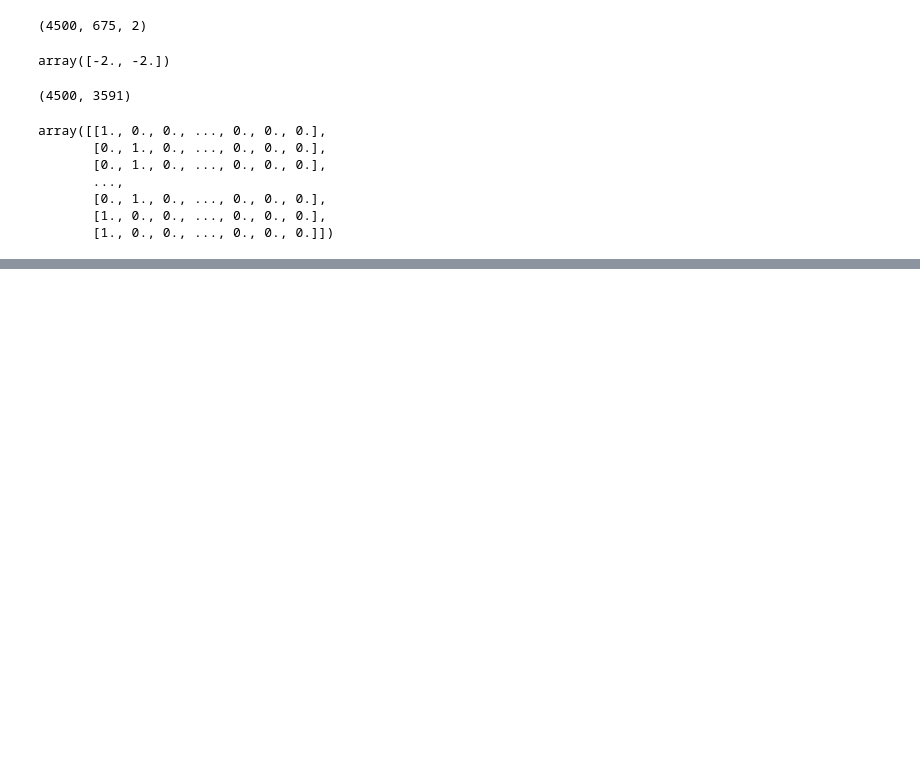
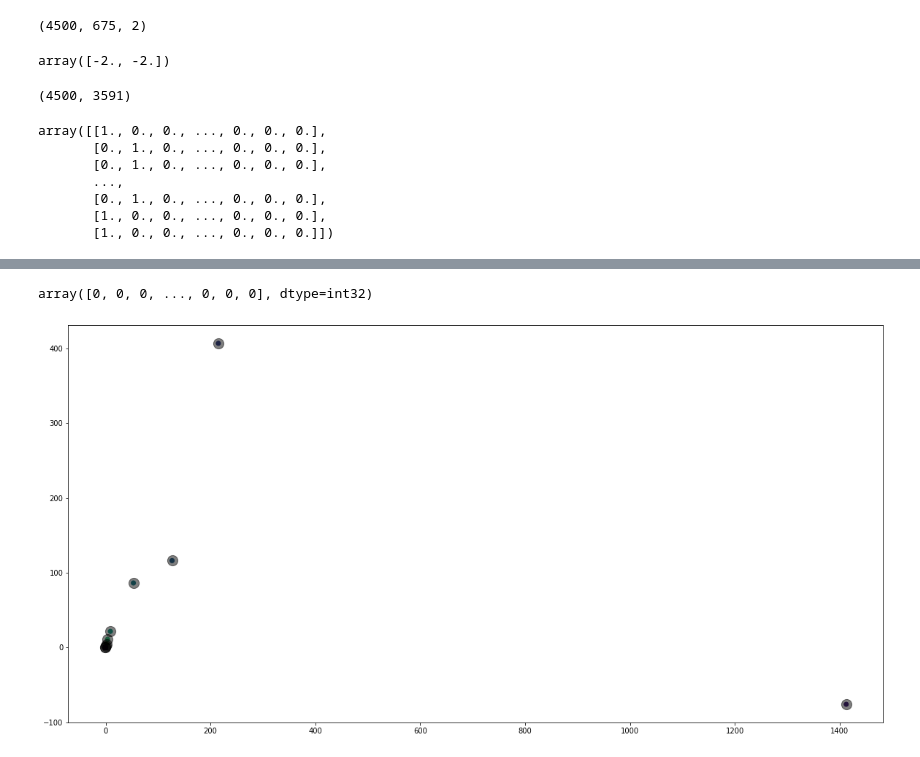
Before and after one commit to ebarkhordar/clustering-of-bank-customers, a Jupyter notebook: Czech_customer_segmentation.ipynb, the cells around one changed output, grey strips where cells are left out. Cells and saved outputs as stored; diff of their text form; code cells hidden in the pictures; blank space fills up the shorter version.

```diff
--- a/Czech_customer_segmentation.ipynb
+++ b/Czech_customer_segmentation.ipynb
@@ -443,0 +485,3 @@ NameError: ignored
+# %%
+x = [sequence_input_array, sequence_output_input_array]
+predictions = encoder.predict(x, batch_size=128)
@@ -443,0 +504,3 @@ NameError: ignored
+# %%
+from sklearn.preprocessing import StandardScaler
+standard_x = StandardScaler().fit_transform(predictions)
@@ -443,0 +523,3 @@ NameError: ignored
+# %%
+pca = PCA(n_components=3)
+principal_components = pca.fit_transform(standard_x)
@@ -443,0 +536,14 @@ NameError: ignored
+# %%
+kmeans = KMeans(n_clusters=10)
+y_kmeans = kmeans.fit_predict(principal_components)
+# %%
+kmeans.labels_
+# %% [output]
+array([0, 0, 0, ..., 0, 0, 0], dtype=int32)
+# %%
+fig = plt.figure(figsize=(20,10))
+plt.scatter(principal_components[:, 0], principal_components[:, 1], c=kmeans.labels_)
+centers = kmeans.cluster_centers_
+plt.scatter(centers[:, 0], centers[:, 1], c='black', s=200, alpha=0.5);
+# %% [output]
+[figure, added]
```
Also changed, not shown: parts of 20 cells of this notebook.
